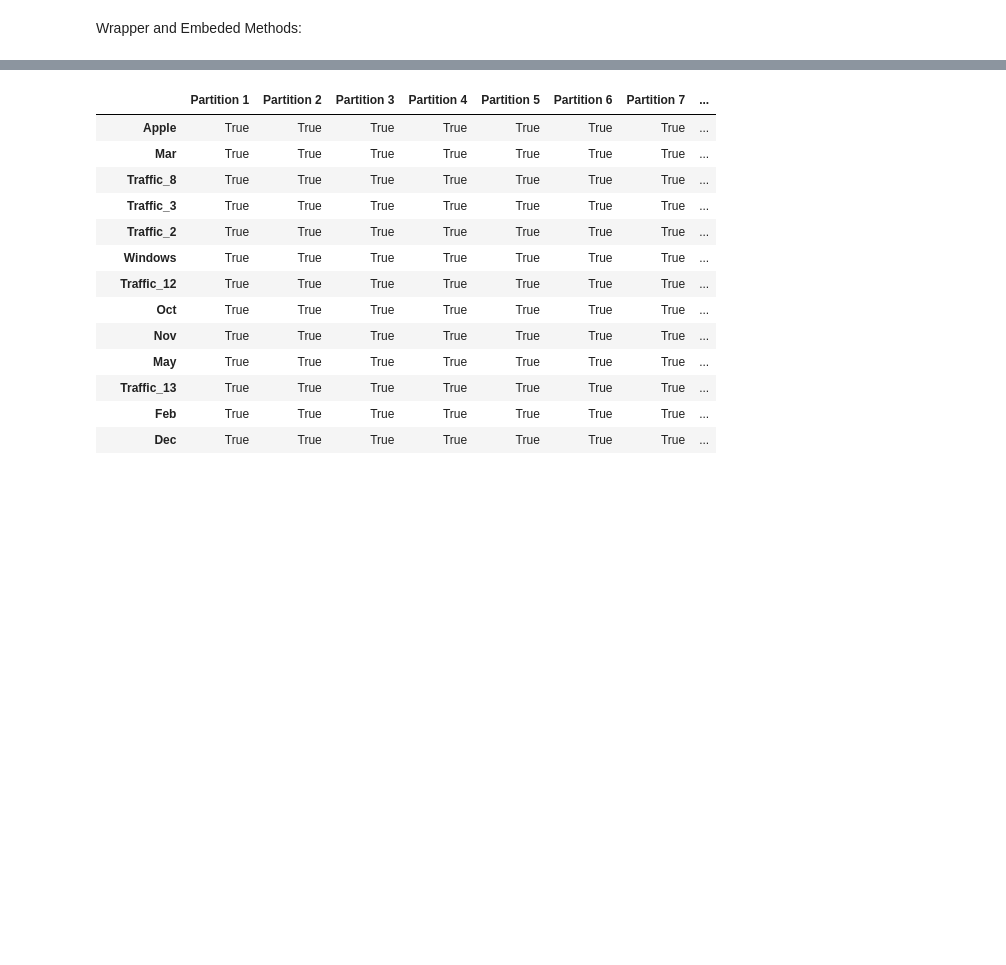
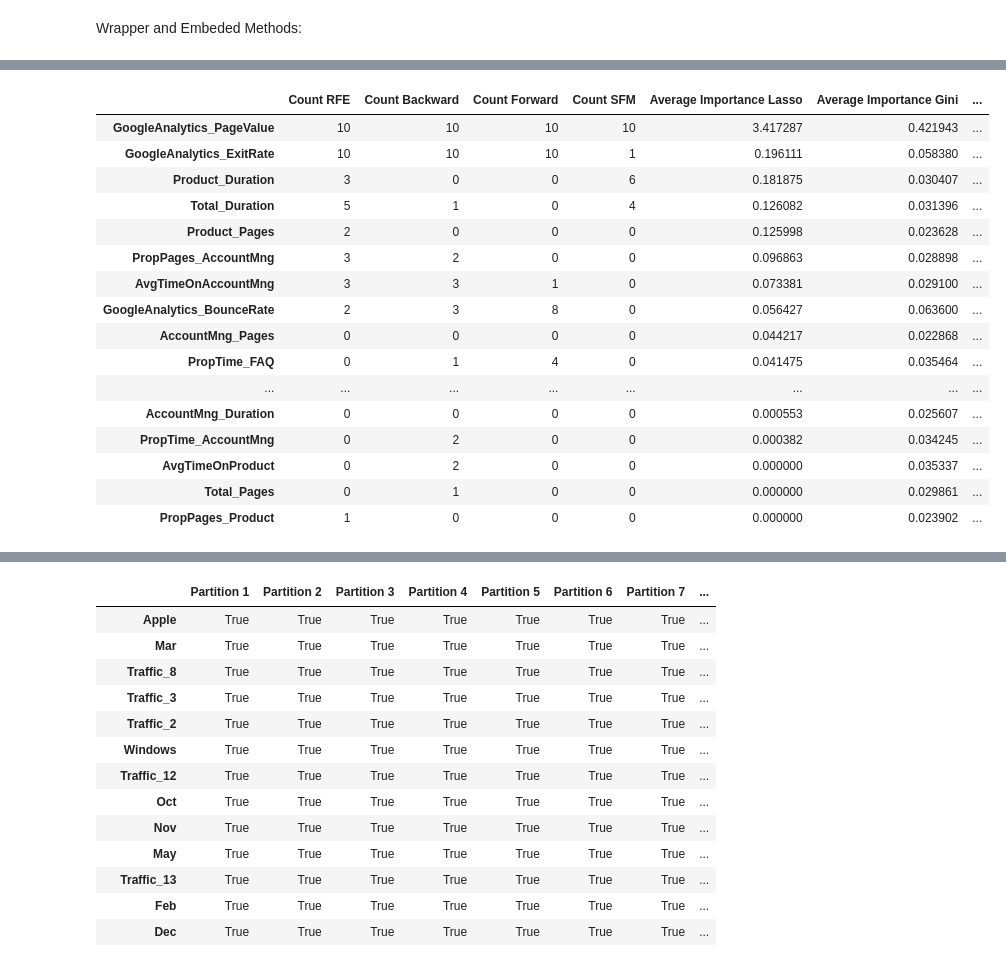
Before and after one commit to JohnnyCodess/Project-Machine-Learning, a Jupyter notebook: 202122 Fall AA Group60 Notebook.ipynb, the cells around one changed output, grey strips where cells are left out. Cells and saved outputs as stored; diff of their text form; code cells hidden in the pictures; blank space fills up the shorter version.

```diff
--- a/202122 Fall AA Group60 Notebook.ipynb
+++ b/202122 Fall AA Group60 Notebook.ipynb
@@ -874,18 +997,36 @@ skf = StratifiedKFold(n_splits=10)
 # %%
-## Final table
-#final_results = pd.DataFrame(index = X_train_metric_scaled.columns)
-#
-#final_results['Count RFE'] = count_rfe_list
-#final_results['Count Backward'] = count_backward_list
-#final_results['Count Forward'] = count_forward_list
-#final_results['Count SFM'] = count_sfm_list
-#
-#final_results['Average Importance Lasso'] = importance_results['Average of LASSO Importance']
-#final_results['Average Importance Gini'] = importance_results['Average of Gini Importance']
-#final_results['Average Importance Entropy'] = importance_results['Average of Entropy Importance']
-#
-#final_results.sort_values(by = ['Average Importance Lasso', 'Average Importance Gini', 'Average Importance Entropy'], ascending = False, inplace = True)
-#final_results
+# Final table
+final_results = pd.DataFrame(index = X_train_metric_scaled.columns)
+
+final_results['Count RFE'] = count_rfe_list
+final_results['Count Backward'] = count_backward_list
+final_results['Count Forward'] = count_forward_list
+final_results['Count SFM'] = count_sfm_list
+
+final_results['Average Importance Lasso'] = importance_results['Average of LASSO Importance']
+final_results['Average Importance Gini'] = importance_results['Average of Gini Importance']
+final_results['Average Importance Entropy'] = importance_results['Average of Entropy Importance']
+
+final_results.sort_values(by = ['Average Importance Lasso', 'Average Importance Gini', 'Average Importance Entropy'], ascending = False, inplace = True)
+final_results
+# %% [output]
+|  | Count RFE | Count Backward | Count Forward | Count SFM | Average Importance Lasso | Average Importance Gini | ... |
+| GoogleAnalytics_PageValue | 10 | 10 | 10 | 10 | 3.417287 | 0.421943 | ... |
+| GoogleAnalytics_ExitRate | 10 | 10 | 10 | 1 | 0.196111 | 0.058380 | ... |
+| Product_Duration | 3 | 0 | 0 | 6 | 0.181875 | 0.030407 | ... |
+| Total_Duration | 5 | 1 | 0 | 4 | 0.126082 | 0.031396 | ... |
+| Product_Pages | 2 | 0 | 0 | 0 | 0.125998 | 0.023628 | ... |
+| PropPages_AccountMng | 3 | 2 | 0 | 0 | 0.096863 | 0.028898 | ... |
+| AvgTimeOnAccountMng | 3 | 3 | 1 | 0 | 0.073381 | 0.029100 | ... |
+| GoogleAnalytics_BounceRate | 2 | 3 | 8 | 0 | 0.056427 | 0.063600 | ... |
+| AccountMng_Pages | 0 | 0 | 0 | 0 | 0.044217 | 0.022868 | ... |
+| PropTime_FAQ | 0 | 1 | 4 | 0 | 0.041475 | 0.035464 | ... |
+| ... | ... | ... | ... | ... | ... | ... | ... |
+| AccountMng_Duration | 0 | 0 | 0 | 0 | 0.000553 | 0.025607 | ... |
+| PropTime_AccountMng | 0 | 2 | 0 | 0 | 0.000382 | 0.034245 | ... |
+| AvgTimeOnProduct | 0 | 2 | 0 | 0 | 0.000000 | 0.035337 | ... |
+| Total_Pages | 0 | 1 | 0 | 0 | 0.000000 | 0.029861 | ... |
+| PropPages_Product | 1 | 0 | 0 | 0 | 0.000000 | 0.023902 | ... |
 # %% [markdown]
 ![image-2.png](attachment:image-2.png)
 # %%
```
Also changed, not shown: parts of 15 cells of this notebook.
